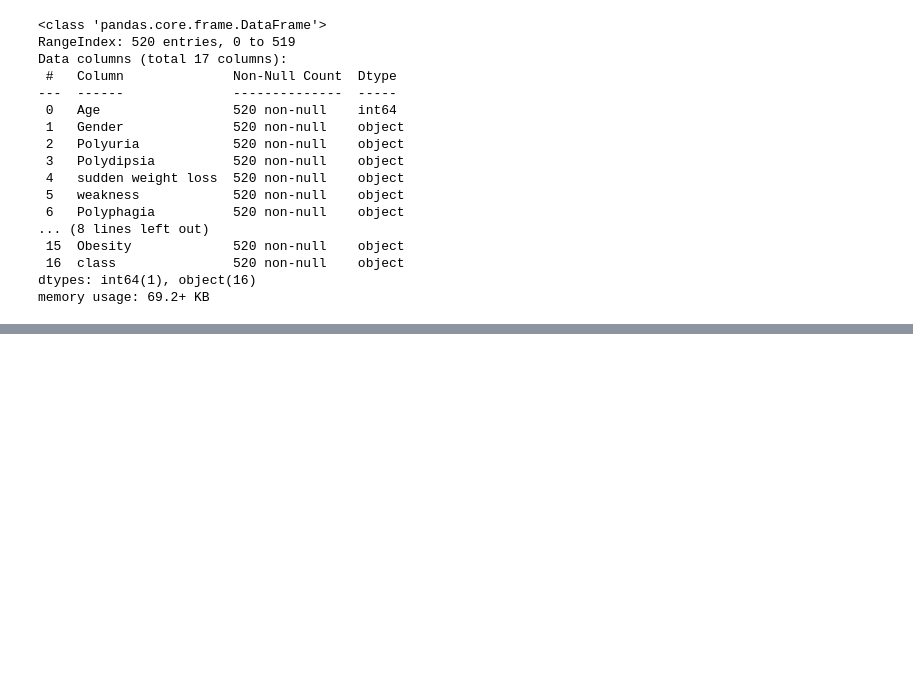
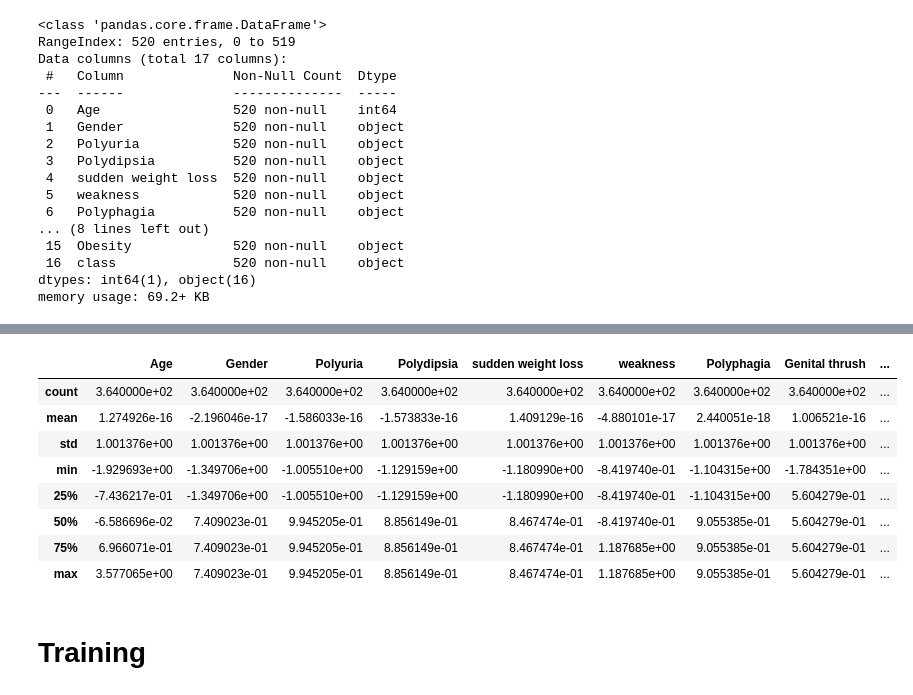
Before and after one commit to nishat-sharmila/CSE445-PROJECT, a Jupyter notebook: Untitled.ipynb, the cells around one changed output, grey strips where cells are left out. Drawn from its saved outputs; the diff is of its cells as text; code cells hidden in the pictures; blank space fills up the shorter version.

```diff
--- a/Untitled.ipynb
+++ b/Untitled.ipynb
@@ -41,0 +116,14 @@ memory usage: 69.2+ KB
+# %%
+X_train.describe()
+# %% [output]
+|  | Age | Gender | Polyuria | Polydipsia | sudden weight loss | weakness | Polyphagia | Genital thrush | ... |
+| count | 3.640000e+02 | 3.640000e+02 | 3.640000e+02 | 3.640000e+02 | 3.640000e+02 | 3.640000e+02 | 3.640000e+02 | 3.640000e+02 | ... |
+| mean | 1.274926e-16 | -2.196046e-17 | -1.586033e-16 | -1.573833e-16 | 1.409129e-16 | -4.880101e-17 | 2.440051e-18 | 1.006521e-16 | ... |
+| std | 1.001376e+00 | 1.001376e+00 | 1.001376e+00 | 1.001376e+00 | 1.001376e+00 | 1.001376e+00 | 1.001376e+00 | 1.001376e+00 | ... |
+| min | -1.929693e+00 | -1.349706e+00 | -1.005510e+00 | -1.129159e+00 | -1.180990e+00 | -8.419740e-01 | -1.104315e+00 | -1.784351e+00 | ... |
+| 25% | -7.436217e-01 | -1.349706e+00 | -1.005510e+00 | -1.129159e+00 | -1.180990e+00 | -8.419740e-01 | -1.104315e+00 | 5.604279e-01 | ... |
+| 50% | -6.586696e-02 | 7.409023e-01 | 9.945205e-01 | 8.856149e-01 | 8.467474e-01 | -8.419740e-01 | 9.055385e-01 | 5.604279e-01 | ... |
+| 75% | 6.966071e-01 | 7.409023e-01 | 9.945205e-01 | 8.856149e-01 | 8.467474e-01 | 1.187685e+00 | 9.055385e-01 | 5.604279e-01 | ... |
+| max | 3.577065e+00 | 7.409023e-01 | 9.945205e-01 | 8.856149e-01 | 8.467474e-01 | 1.187685e+00 | 9.055385e-01 | 5.604279e-01 | ... |
+# %% [markdown]
+# Training
```
Also changed, not shown: parts of 10 cells of this notebook.
